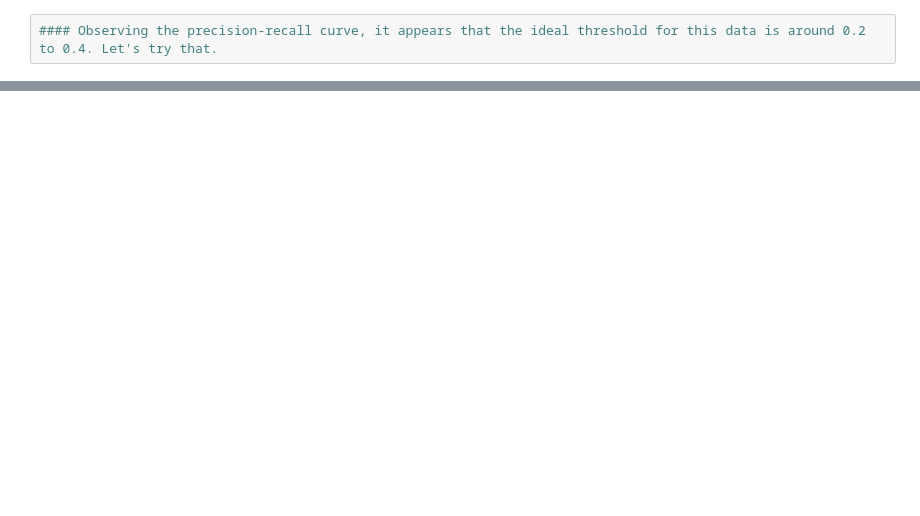
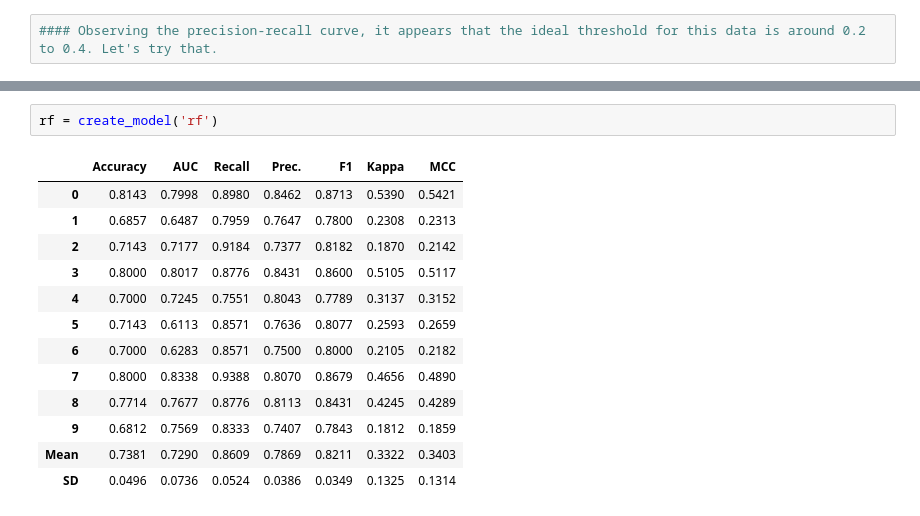
Before and after one commit to illliyas/Machine-Learning, a Jupyter notebook: ekAssessment.ipynb, the cells around one changed output, grey strips where cells are left out. Drawn from its saved outputs; the diff is of its cells as text; blank space fills up the shorter version.

```diff
--- a/ekAssessment.ipynb
+++ b/ekAssessment.ipynb
@@ -974,0 +821,16 @@ Failed to build bottleneck
+# %%
+rf = create_model('rf')
+# %% [output]
+|  | Accuracy | AUC | Recall | Prec. | F1 | Kappa | MCC |
+| 0 | 0.8143 | 0.7998 | 0.8980 | 0.8462 | 0.8713 | 0.5390 | 0.5421 |
+| 1 | 0.6857 | 0.6487 | 0.7959 | 0.7647 | 0.7800 | 0.2308 | 0.2313 |
+| 2 | 0.7143 | 0.7177 | 0.9184 | 0.7377 | 0.8182 | 0.1870 | 0.2142 |
+| 3 | 0.8000 | 0.8017 | 0.8776 | 0.8431 | 0.8600 | 0.5105 | 0.5117 |
+| 4 | 0.7000 | 0.7245 | 0.7551 | 0.8043 | 0.7789 | 0.3137 | 0.3152 |
+| 5 | 0.7143 | 0.6113 | 0.8571 | 0.7636 | 0.8077 | 0.2593 | 0.2659 |
+| 6 | 0.7000 | 0.6283 | 0.8571 | 0.7500 | 0.8000 | 0.2105 | 0.2182 |
+| 7 | 0.8000 | 0.8338 | 0.9388 | 0.8070 | 0.8679 | 0.4656 | 0.4890 |
+| 8 | 0.7714 | 0.7677 | 0.8776 | 0.8113 | 0.8431 | 0.4245 | 0.4289 |
+| 9 | 0.6812 | 0.7569 | 0.8333 | 0.7407 | 0.7843 | 0.1812 | 0.1859 |
+| Mean | 0.7381 | 0.7290 | 0.8609 | 0.7869 | 0.8211 | 0.3322 | 0.3403 |
+| SD | 0.0496 | 0.0736 | 0.0524 | 0.0386 | 0.0349 | 0.1325 | 0.1314 |
```
Also changed, not shown: parts of 67 cells of this notebook.
